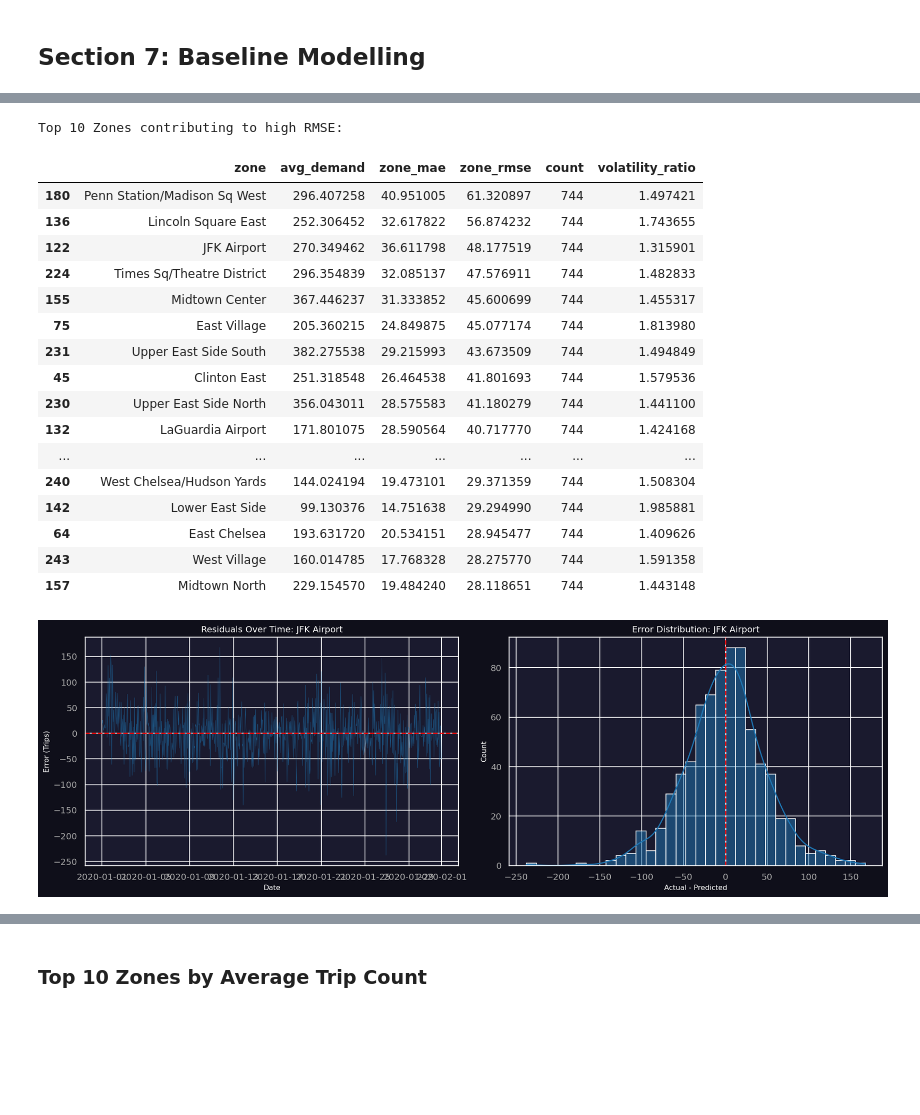
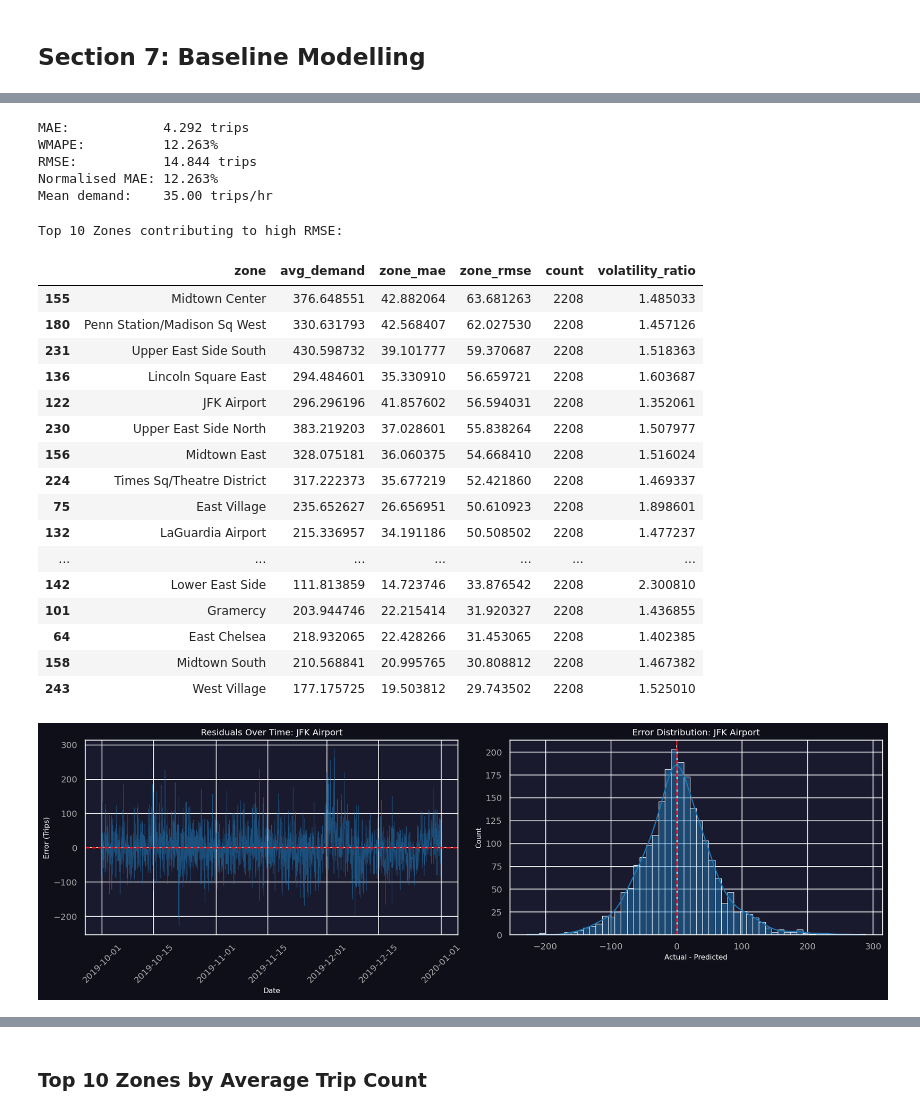
Before and after one commit to aislam2346/aislam, a Jupyter notebook: NYC_Taxi_Pipeline_Clean_v2.ipynb, the cells around one changed output, grey strips where cells are left out. Drawn from its saved outputs; the diff is of its cells as text; code cells hidden in the pictures; blank space fills up the shorter version.

```diff
--- a/NYC_Taxi_Pipeline_Clean_v2.ipynb
+++ b/NYC_Taxi_Pipeline_Clean_v2.ipynb
@@ -525,8 +565,6 @@ def build_gold(con, file_month, zone_lookup_path=None):
         return
 
     # ── is_holiday: computed in Python, passed to SQL as a temp table ─────────
-    # This is the fix for the all-False bug. The SQL IN (...) approach with
-    # a tuple of strings failed silently. Registering a DataFrame works reliably.
     nyc_holidays = holidays.US(state='NY', years=[2019, 2020, 2021])
     df_holidays = pd.DataFrame({
         'holiday_date': [str(d) for d in nyc_holidays.keys()]
@@ -543,7 +581,14 @@ def build_gold(con, file_month, zone_lookup_path=None):
             s.PULocationID,
             z.borough,
             z.zone,
+            --s.payment_type, # We already have perentages instead of payment type
             COUNT(*)                                                AS trip_count,
+            -- Payment mix: card share (payment_type=1) shifts post-COVID
+            ROUND(AVG(CASE WHEN s.payment_type = 1
+                           THEN 1.0 ELSE 0.0 END), 4)             AS pct_card_payment,
+            -- Payment mix: card share (payment_type=2) shifts post-COVID
+            ROUND(AVG(CASE WHEN s.payment_type = 2
+                           THEN 1.0 ELSE 0.0 END), 4)             AS pct_cash_payment,
             ROUND(AVG(s.trip_distance),      4)                     AS avg_trip_distance,
             ROUND(AVG(s.fare_amount),        4)                     AS avg_fare_amount,
             ROUND(AVG(s.trip_duration_mins), 4)                     AS avg_duration_mins,
@@ -565,7 +610,7 @@ def build_gold(con, file_month, zone_lookup_path=None):
           AND z.borough NOT IN ('EWR', 'Unknown')
         GROUP BY
             DATE_TRUNC('hour', s.tpep_pickup_datetime),
-            s.file_month, s.PULocationID, z.borough, z.zone,
+            s.file_month, s.PULocationID, z.borough, z.zone,s.payment_type,
             HOUR(s.tpep_pickup_datetime),
             DAYOFWEEK(s.tpep_pickup_datetime),
             DAYOFWEEK(s.tpep_pickup_datetime) IN (0, 6),
@@ -1089,9 +1321,38 @@ Training until validation scores don't improve for 50 rounds
+# %%
+# ── After predicting, inverse-transform to get real trip counts ───────────────
+
+val_preds_log = model.predict(X_val)
+val_preds = np.expm1(val_preds_log)          # back to original scale
+val_actuals = np.expm1(y_val)                # y_val was fit on log scale
+
+# ── Evaluate on original scale ─────────────────────────────────────────────────
+
+mae  = np.mean(np.abs(val_preds - val_actuals))
+mape = np.mean(np.abs((val_actuals - val_preds) / val_actuals)) * 100
+rmse = np.sqrt(np.mean((val_preds - val_actuals) ** 2))
+mean_demand = val_actuals.mean()
+total_actual = np.sum(val_actuals)
+
+# WMAPE avoids the division by zero problem
+wmape = (np.sum(np.abs(val_actuals - val_preds)) / total_actual) * 100 if total_actual > 0 else 0
+
+print(f"MAE:            {mae:.3f} trips")
+print(f"WMAPE:          {wmape:.3f}%")
+print(f"RMSE:           {rmse:.3f} trips")
+print(f"Normalised MAE: {mae / mean_demand * 100:.3f}%")
+print(f"Mean demand:    {mean_demand:.2f} trips/hr")
+# %% [output]
+MAE:            4.292 trips
+WMAPE:          12.263%
+RMSE:           14.844 trips
+Normalised MAE: 12.263%
+Mean demand:    35.00 trips/hr
 # %%
 # Calculate residuals to see which entries are experiencing big misses
 
 # First, add the predictions to the validation DataFrame
 val = val.copy()
-val['y_pred'] = y_pred
+val['y_pred'] = val_preds
 
 # Calculate absolute and squared errors
 val['abs_error'] = np.abs(val['trip_count'] - val['y_pred'])
@@ -1118,22 +1379,22 @@ display(zone_diag.head(20))
 # %% [output]
 Top 10 Zones contributing to high RMSE:
 |  | zone | avg_demand | zone_mae | zone_rmse | count | volatility_ratio |
-| 180 | Penn Station/Madison Sq West | 296.407258 | 40.951005 | 61.320897 | 744 | 1.497421 |
-| 136 | Lincoln Square East | 252.306452 | 32.617822 | 56.874232 | 744 | 1.743655 |
-| 122 | JFK Airport | 270.349462 | 36.611798 | 48.177519 | 744 | 1.315901 |
-| 224 | Times Sq/Theatre District | 296.354839 | 32.085137 | 47.576911 | 744 | 1.482833 |
-| 155 | Midtown Center | 367.446237 | 31.333852 | 45.600699 | 744 | 1.455317 |
-| 75 | East Village | 205.360215 | 24.849875 | 45.077174 | 744 | 1.813980 |
-| 231 | Upper East Side South | 382.275538 | 29.215993 | 43.673509 | 744 | 1.494849 |
-| 45 | Clinton East | 251.318548 | 26.464538 | 41.801693 | 744 | 1.579536 |
-| 230 | Upper East Side North | 356.043011 | 28.575583 | 41.180279 | 744 | 1.441100 |
-| 132 | LaGuardia Airport | 171.801075 | 28.590564 | 40.717770 | 744 | 1.424168 |
+| 155 | Midtown Center | 376.648551 | 42.882064 | 63.681263 | 2208 | 1.485033 |
+| 180 | Penn Station/Madison Sq West | 330.631793 | 42.568407 | 62.027530 | 2208 | 1.457126 |
+| 231 | Upper East Side South | 430.598732 | 39.101777 | 59.370687 | 2208 | 1.518363 |
+| 136 | Lincoln Square East | 294.484601 | 35.330910 | 56.659721 | 2208 | 1.603687 |
+| 122 | JFK Airport | 296.296196 | 41.857602 | 56.594031 | 2208 | 1.352061 |
+| 230 | Upper East Side North | 383.219203 | 37.028601 | 55.838264 | 2208 | 1.507977 |
+| 156 | Midtown East | 328.075181 | 36.060375 | 54.668410 | 2208 | 1.516024 |
+| 224 | Times Sq/Theatre District | 317.222373 | 35.677219 | 52.421860 | 2208 | 1.469337 |
+| 75 | East Village | 235.652627 | 26.656951 | 50.610923 | 2208 | 1.898601 |
+| 132 | LaGuardia Airport | 215.336957 | 34.191186 | 50.508502 | 2208 | 1.477237 |
 | ... | ... | ... | ... | ... | ... | ... |
-| 240 | West Chelsea/Hudson Yards | 144.024194 | 19.473101 | 29.371359 | 744 | 1.508304 |
-| 142 | Lower East Side | 99.130376 | 14.751638 | 29.294990 | 744 | 1.985881 |
-| 64 | East Chelsea | 193.631720 | 20.534151 | 28.945477 | 744 | 1.409626 |
-| 243 | West Village | 160.014785 | 17.768328 | 28.275770 | 744 | 1.591358 |
-| 157 | Midtown North | 229.154570 | 19.484240 | 28.118651 | 744 | 1.443148 |
+| 142 | Lower East Side | 111.813859 | 14.723746 | 33.876542 | 2208 | 2.300810 |
+| 101 | Gramercy | 203.944746 | 22.215414 | 31.920327 | 2208 | 1.436855 |
+| 64 | East Chelsea | 218.932065 | 22.428266 | 31.453065 | 2208 | 1.402385 |
+| 158 | Midtown South | 210.568841 | 20.995765 | 30.808812 | 2208 | 1.467382 |
+| 243 | West Village | 177.175725 | 19.503812 | 29.743502 | 2208 | 1.525010 |
 # %%
 import matplotlib.pyplot as plt
 
@@ -1142,34 +1403,35 @@ def plot_zone_residuals(df_val, zone_name):
     zone_df = df_val[df_val['zone'] == zone_name].sort_values('pickup_hour_ts')
 
     # Calculate Residuals (Actual - Predicted)
     # Using the final inverse-transformed predictions
     zone_df['residual'] = zone_df['trip_count'] - zone_df['y_pred']
 
     plt.figure(figsize=(15, 5))
 
     # 1. Time Series Plot of Residuals
     plt.subplot(1, 2, 1)
     plt.plot(zone_df['pickup_hour_ts'], zone_df['residual'], color='tab:blue', alpha=0.6, linewidth=0.5)
     plt.axhline(0, color='red', linestyle='--')
     plt.title(f'Residuals Over Time: {zone_name}')
     plt.ylabel('Error (Trips)')
     plt.xlabel('Date')
+    plt.xticks(rotation=45) # Apply rotation to x-axis tick labels here
 
     # 2. Distribution of Residuals
     plt.subplot(1, 2, 2)
     sns.histplot(zone_df['residual'], kde=True, color='tab:blue')
     plt.axvline(0, color='red', linestyle='--')
     plt.title(f'Error Distribution: {zone_name}')
     plt.xlabel('Actual - Predicted')
 
     plt.tight_layout()
     plt.show()
 
 # Run for JFK and Upper East Side
 plot_zone_residuals(val, "JFK Airport")
 # plot_zone_residuals(val, "Upper East Side South")
 # %% [output]
-[figure, old version]
+[figure, new version]
 # %%
 plot_zone_residuals(val, "Upper East Side South")
 # %% [output]
```
Also changed, not shown: parts of 49 cells of this notebook.
